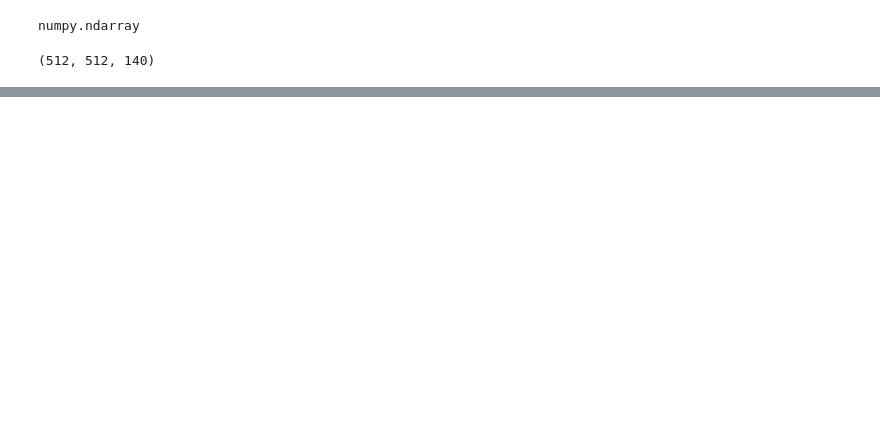
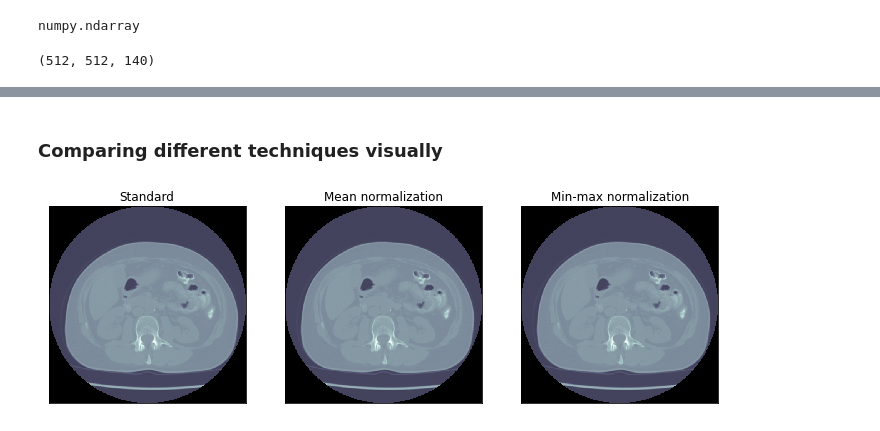
Before and after one commit to crusher083/sarcopenAI, a Jupyter notebook: image-import.ipynb, the cells around one changed output, grey strips where cells are left out. Saved outputs shown, nothing was run; the diff lists cells and outputs as text; code cells hidden in the pictures; blank space fills up the shorter version.

Commit message:
Normalization

```diff
--- a/image-import.ipynb
+++ b/image-import.ipynb
@@ -94,0 +134,26 @@ region1 = load_nrrd(nrrd_list(data, 'region 1'))
+# %%
+def mean_normalize(x: np.array) -> np.array:
+    '''Mean normalization for array'''
+    return (x - np.mean(x)) / np.std(x)
+
+def min_max(x: np.array) -> np.array:
+    '''Min max normalization for array'''
+    return (x - np.min(x)) / (np.max(x) - np.min(x))
+# %%
+dcm_norm, dcm_min_max = mean_normalize(dcm_array), min_max(dcm_array)
+# %% [markdown]
+### Comparing different techniques visually
+# %%
+dcms = [dcm_array, dcm_norm, dcm_min_max]
+methods = ['Standard', 'Mean normalization', 'Min-max normalization']
+fig, axes = plt.subplots(1,3, figsize=(12,18))
+for ax, m, dcm in zip(axes, methods, dcms):
+
+    ax.imshow(dcm[:,:,0], cmap=plt.cm.bone, interpolation='none')
+
+    ax.set_xticks([])
+    ax.set_yticks([])
+
+    ax.set_title(m)
+# %% [output]
+[figure, added]
```
Also changed, not shown: parts of 22 cells of this notebook.
